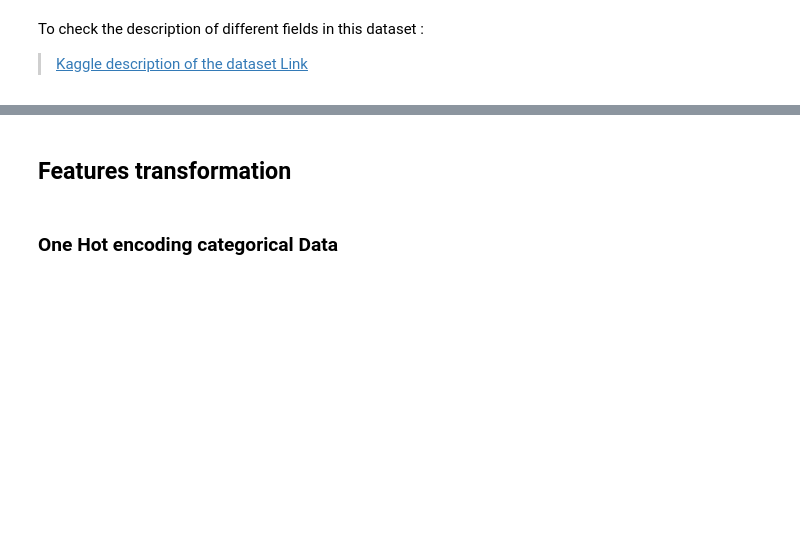
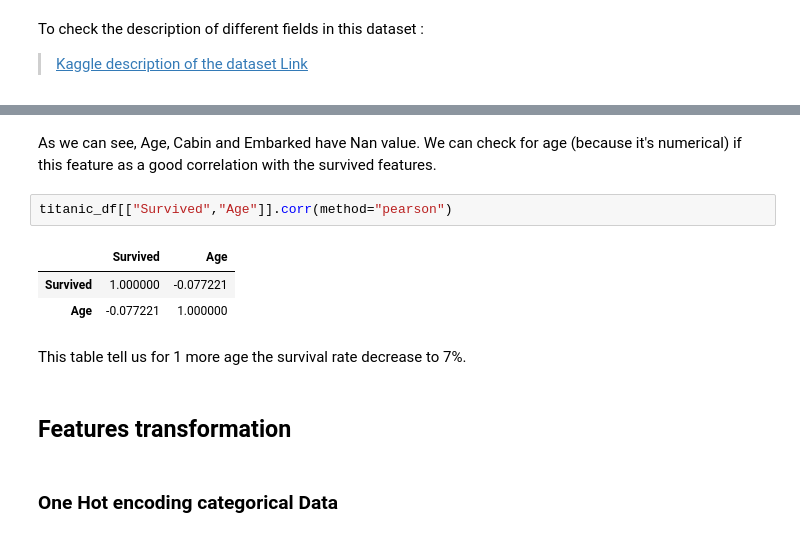
Before and after one commit to chris97425/titanic_kaggle_training, a Jupyter notebook: Notebook/data_analysis.ipynb, the cells around one changed output, grey strips where cells are left out. Cells and saved outputs as stored; diff of their text form; blank space fills up the shorter version.

```diff
--- a/Notebook/data_analysis.ipynb
+++ b/Notebook/data_analysis.ipynb
@@ -66,3 +86,13 @@ titanic_df.loc[:, titanic_df.columns != "PassengerId"].describe()
+# %% [markdown]
+As we can see, Age, Cabin and Embarked have Nan value. We can check for age (because it's numerical) if this feature as a good correlation with the survived features.
+# %%
+titanic_df[["Survived","Age"]].corr(method="pearson")
+# %% [output]
+|  | Survived | Age |
+| Survived | 1.000000 | -0.077221 |
+| Age | -0.077221 | 1.000000 |
+# %% [markdown]
+This table tell us for 1 more age the survival rate decrease to 7%.
 # %% [markdown]
 ## Features transformation
 # %% [markdown]
```
Also changed, not shown: parts of 14 cells of this notebook.
